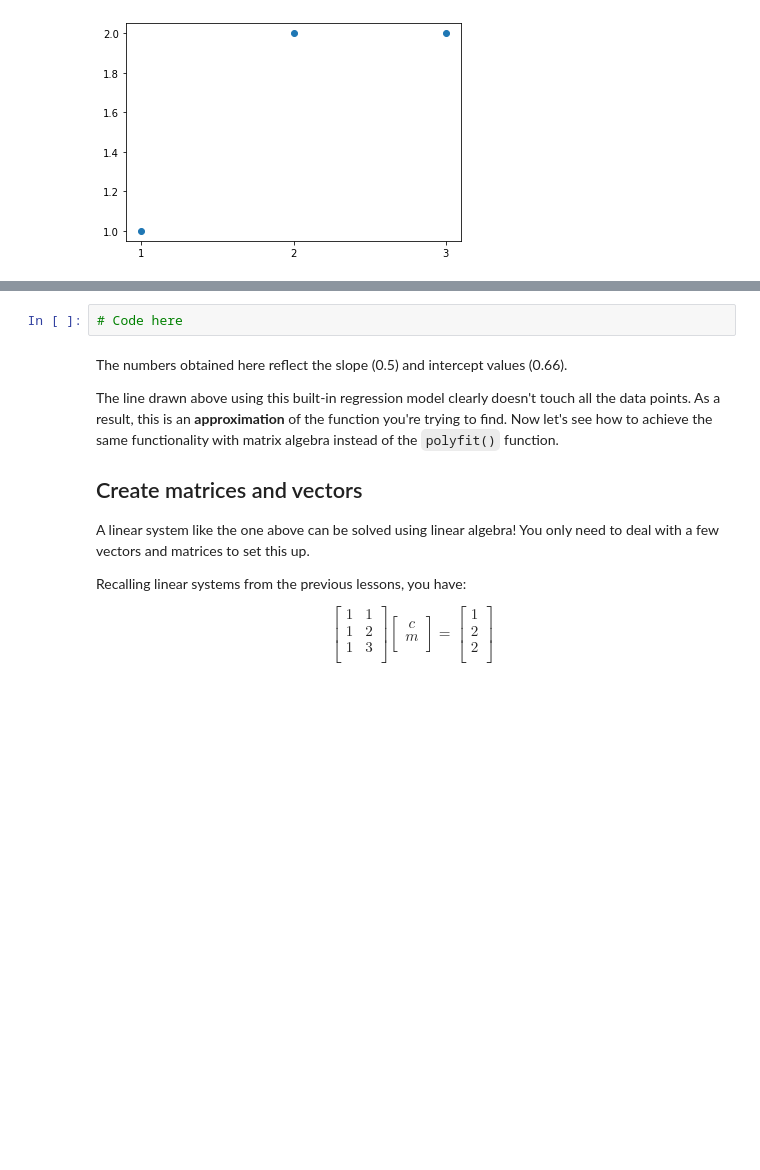
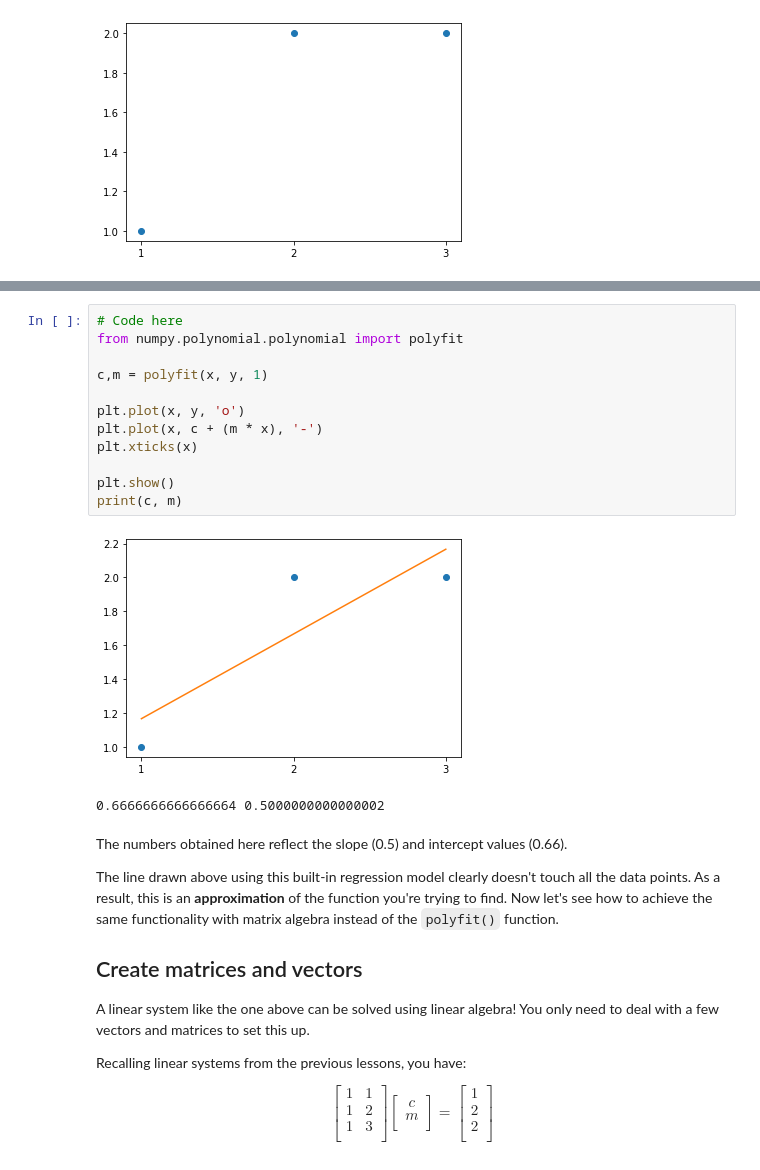
Before and after one commit to Marissa841/dsc-linalg-regression-codealong, a Jupyter notebook: index.ipynb, the cells around one changed output, grey strips where cells are left out. Saved outputs shown, nothing was run; the diff lists cells and outputs as text; blank space fills up the shorter version.

````diff
--- a/index.ipynb
+++ b/index.ipynb
@@ -112,8 +112,21 @@ plt.xticks(x)
 plt.show()
 print(c, m)
 ```
-# %%
-# Code here
+# %%
+# Code here
+from numpy.polynomial.polynomial import polyfit
+
+c,m = polyfit(x, y, 1)
+
+plt.plot(x, y, 'o')
+plt.plot(x, c + (m * x), '-')
+plt.xticks(x)
+
+plt.show()
+print(c, m)
+# %% [output]
+[figure, added]
+0.6666666666666664 0.5000000000000002
 # %% [markdown]
 The numbers obtained here reflect the slope (0.5) and intercept values (0.66).
 
````
Also changed, not shown: parts of 4 cells of this notebook.
